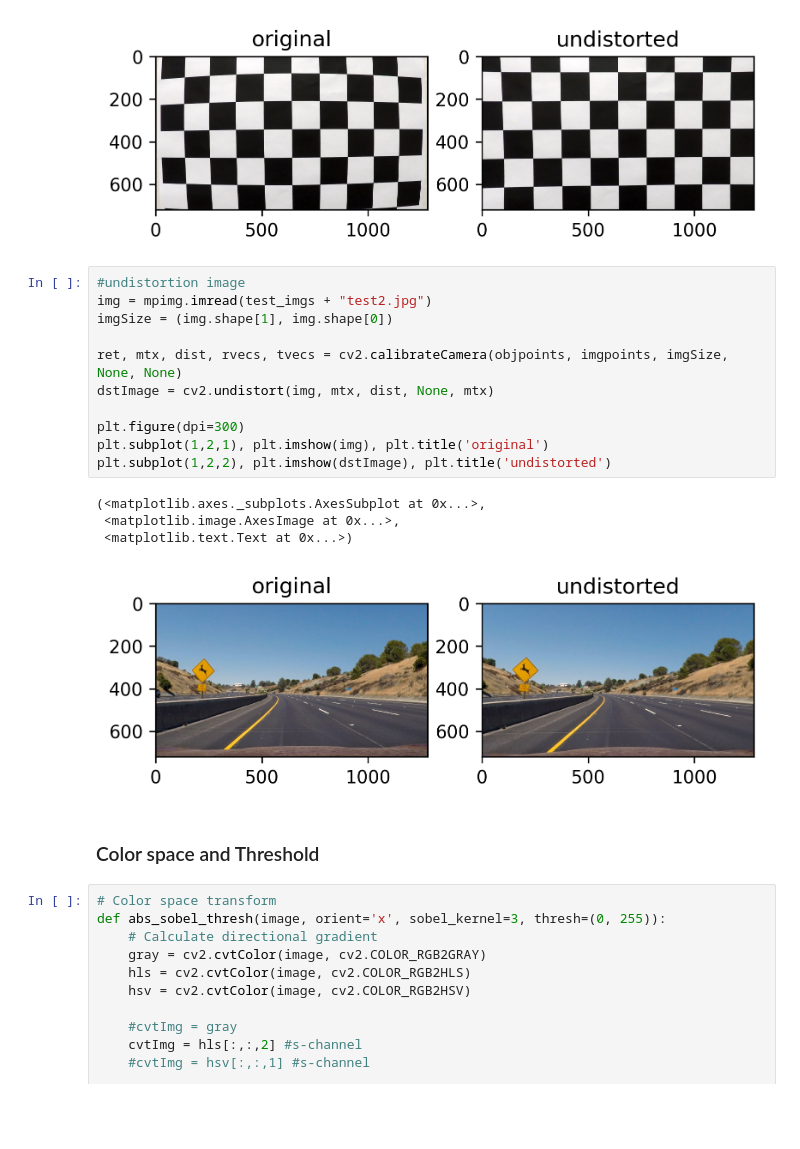
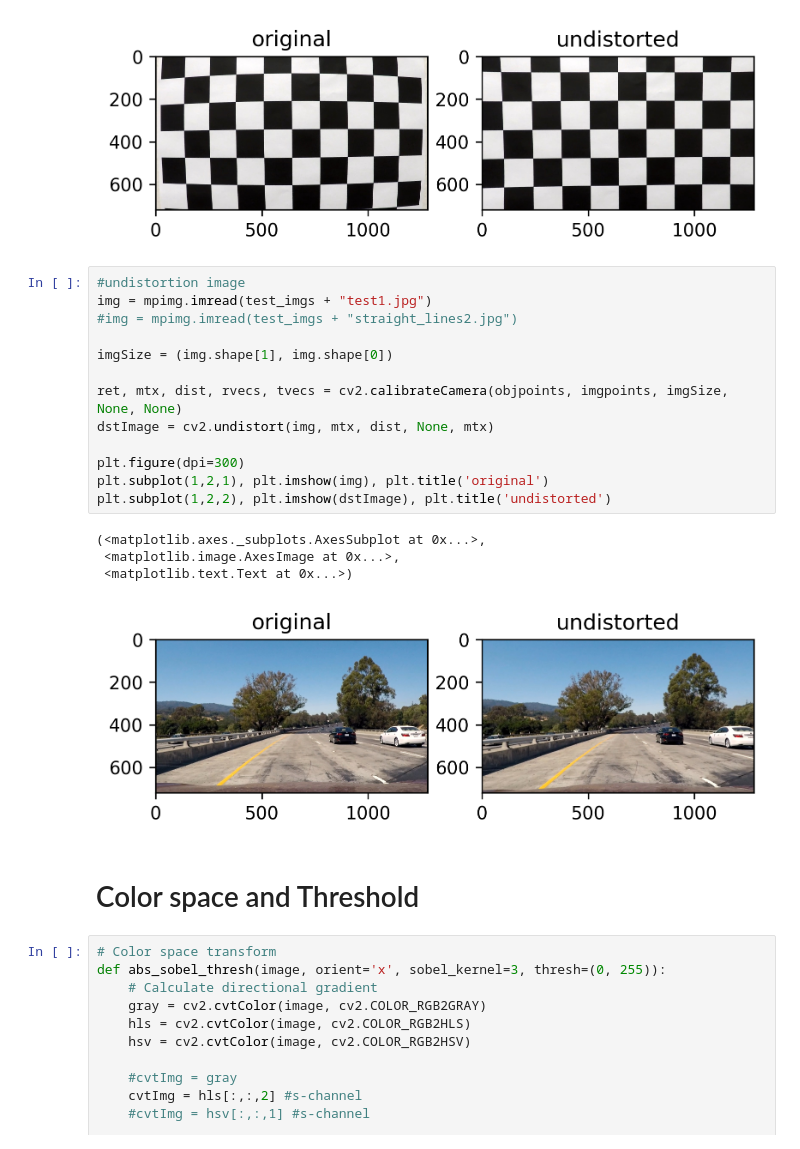
Before and after one commit to jaeoh2/self-driving-car-nd, a Jupyter notebook: CarND-Advanced-Lane-Lines-P4/Advanced-Lane-Lines.ipynb, the cells around one changed output. Saved outputs shown, nothing was run; the diff lists cells and outputs as text; blank space fills up the shorter version.

```diff
--- a/CarND-Advanced-Lane-Lines-P4/Advanced-Lane-Lines.ipynb
+++ b/CarND-Advanced-Lane-Lines-P4/Advanced-Lane-Lines.ipynb
@@ -70,22 +71,24 @@ plt.subplot(1,2,2), plt.imshow(testDst), plt.title('undistorted')
 [figure]
 # %%
 #undistortion image
-img = mpimg.imread(test_imgs + "test2.jpg")
+img = mpimg.imread(test_imgs + "test1.jpg")
+#img = mpimg.imread(test_imgs + "straight_lines2.jpg")
+
 imgSize = (img.shape[1], img.shape[0])
 
 ret, mtx, dist, rvecs, tvecs = cv2.calibrateCamera(objpoints, imgpoints, imgSize, None, None)
 dstImage = cv2.undistort(img, mtx, dist, None, mtx)
 
 plt.figure(dpi=300)
 plt.subplot(1,2,1), plt.imshow(img), plt.title('original')
 plt.subplot(1,2,2), plt.imshow(dstImage), plt.title('undistorted')
 # %% [output]
 (<matplotlib.axes._subplots.AxesSubplot at 0x...>,
  <matplotlib.image.AxesImage at 0x...>,
  <matplotlib.text.Text at 0x...>)
-[figure, old version]
+[figure, new version]
 # %% [markdown]
-### Color space and Threshold
+# Color space and Threshold
 # %%
 # Color space transform
 def abs_sobel_thresh(image, orient='x', sobel_kernel=3, thresh=(0, 255)):
```
Also changed, not shown: parts of 20 cells of this notebook.
